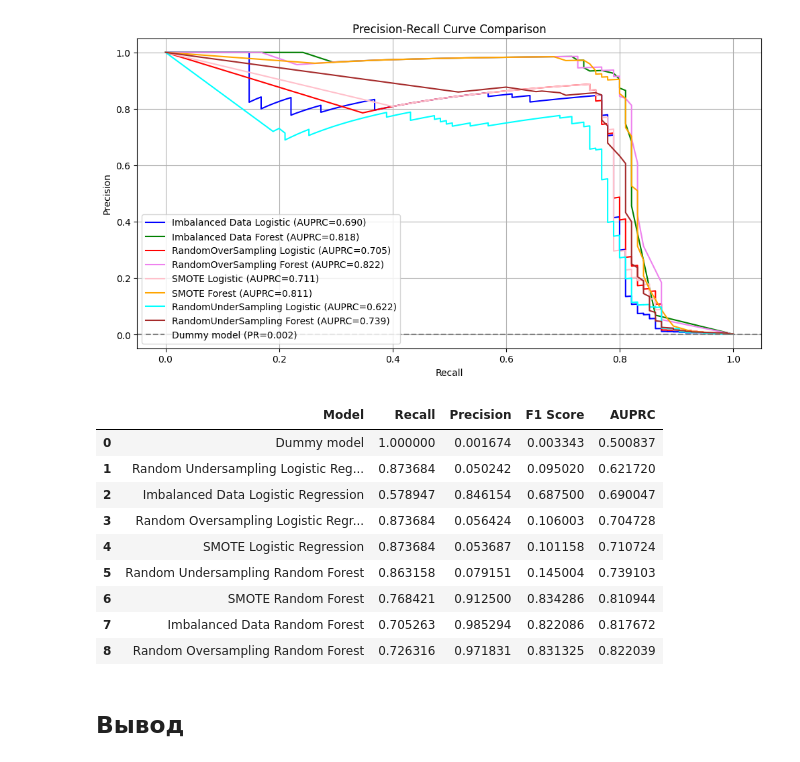
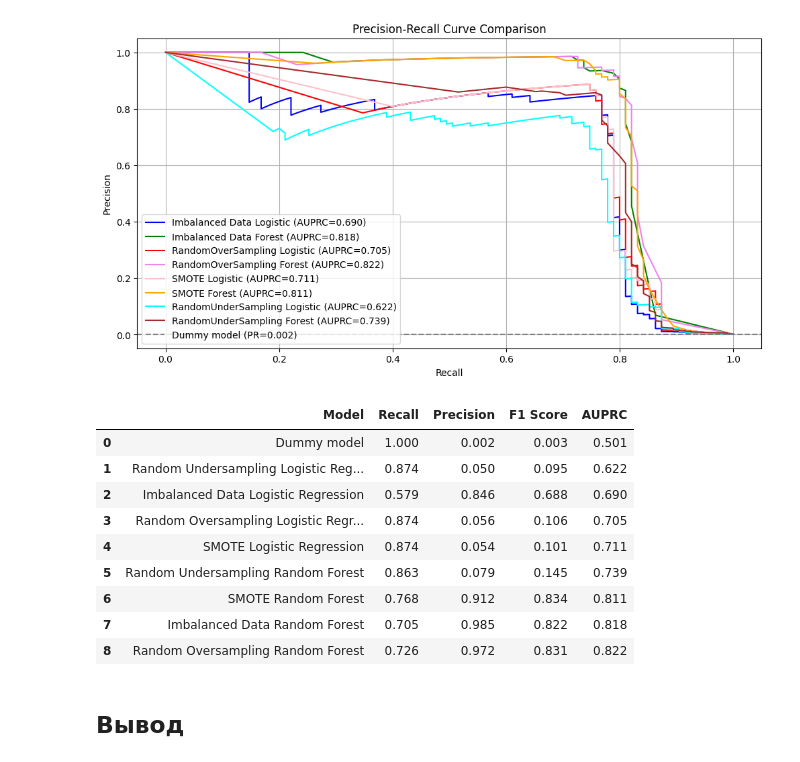
Before and after one commit to skytecat/FraudDetection, a Jupyter notebook: FraudDetection.ipynb, the cells around one changed output. Drawn from its saved outputs; the diff is of its cells as text; code cells hidden in the pictures.

Commit message:
round metrics and clean code

```diff
--- a/FraudDetection.ipynb
+++ b/FraudDetection.ipynb
@@ -867,19 +867,25 @@ plt.show()
 # %% [output]
 [figure]
 # %%
-results = pd.concat([dummy_score, imbalanced_log_score, imbalanced_f_score, randover_log_score, randover_f_score, smote_log_score, smote_f_score, randunder_log_score, randunder_f_score], ignore_index=True, sort=False)
-results = results.sort_values(by=['AUPRC'], ascending=True).reset_index(drop=True)
+scores = [
+    dummy_score, imbalanced_log_score, imbalanced_f_score,
+    randover_log_score, randover_f_score, smote_log_score,
+    smote_f_score, randunder_log_score, randunder_f_score
+]
+
+results = pd.concat(scores, ignore_index=True, sort=False)
+results = results.sort_values(by=['AUPRC'], ascending=True).reset_index(drop=True).round(3)
 results
 # %% [output]
 |  | Model | Recall | Precision | F1 Score | AUPRC |
-| 0 | Dummy model | 1.000000 | 0.001674 | 0.003343 | 0.500837 |
-| 1 | Random Undersampling Logistic Reg... | 0.873684 | 0.050242 | 0.095020 | 0.621720 |
-| 2 | Imbalanced Data Logistic Regression | 0.578947 | 0.846154 | 0.687500 | 0.690047 |
-| 3 | Random Oversampling Logistic Regr... | 0.873684 | 0.056424 | 0.106003 | 0.704728 |
-| 4 | SMOTE Logistic Regression | 0.873684 | 0.053687 | 0.101158 | 0.710724 |
-| 5 | Random Undersampling Random Forest | 0.863158 | 0.079151 | 0.145004 | 0.739103 |
-| 6 | SMOTE Random Forest | 0.768421 | 0.912500 | 0.834286 | 0.810944 |
-| 7 | Imbalanced Data Random Forest | 0.705263 | 0.985294 | 0.822086 | 0.817672 |
-| 8 | Random Oversampling Random Forest | 0.726316 | 0.971831 | 0.831325 | 0.822039 |
+| 0 | Dummy model | 1.000 | 0.002 | 0.003 | 0.501 |
+| 1 | Random Undersampling Logistic Reg... | 0.874 | 0.050 | 0.095 | 0.622 |
+| 2 | Imbalanced Data Logistic Regression | 0.579 | 0.846 | 0.688 | 0.690 |
+| 3 | Random Oversampling Logistic Regr... | 0.874 | 0.056 | 0.106 | 0.705 |
+| 4 | SMOTE Logistic Regression | 0.874 | 0.054 | 0.101 | 0.711 |
+| 5 | Random Undersampling Random Forest | 0.863 | 0.079 | 0.145 | 0.739 |
+| 6 | SMOTE Random Forest | 0.768 | 0.912 | 0.834 | 0.811 |
+| 7 | Imbalanced Data Random Forest | 0.705 | 0.985 | 0.822 | 0.818 |
+| 8 | Random Oversampling Random Forest | 0.726 | 0.972 | 0.831 | 0.822 |
 # %% [markdown]
 ## Вывод
```
Also changed, not shown: parts of 14 cells of this notebook.
